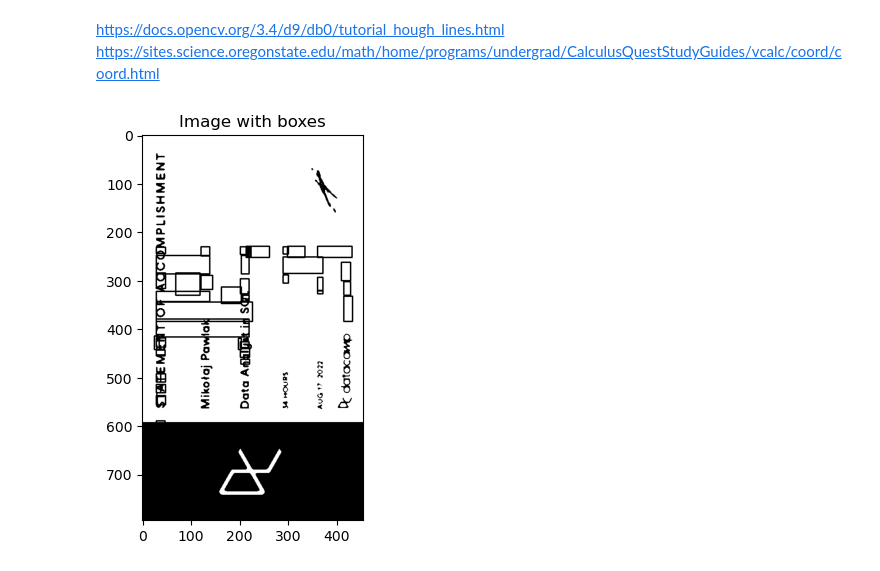
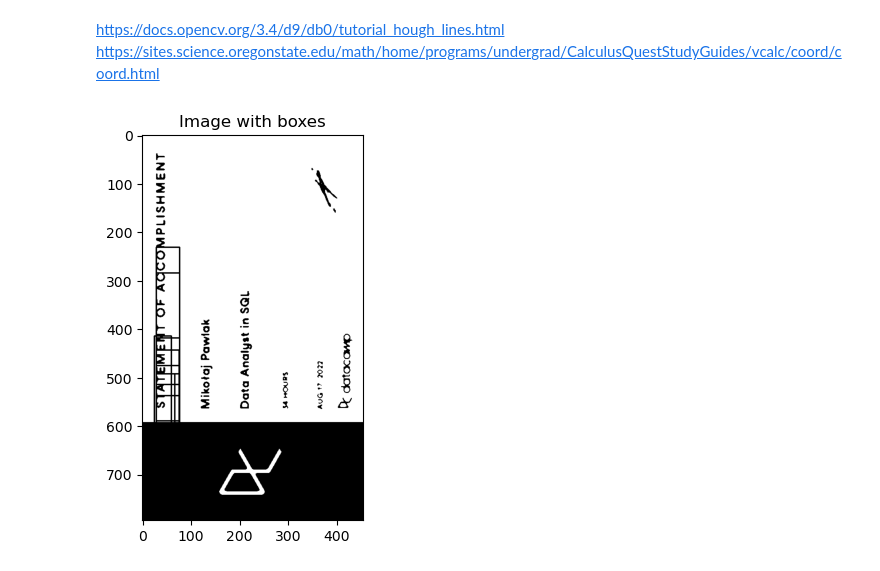
Before and after one commit to Miks007/Public-projects, a Jupyter notebook: Correct Document rotation/code.ipynb, the cells around one changed output. Drawn from its saved outputs; the diff is of its cells as text; code cells hidden in the pictures.

```diff
--- a/Correct Document rotation/code.ipynb
+++ b/Correct Document rotation/code.ipynb
@@ -49,8 +63,7 @@ image_original = cv2.imread('rotated_document.png')
 # %%
-# Preprocessing
 # Convert the image to grayscale
-image = cv2.cvtColor(image_original, cv2.COLOR_BGR2GRAY)
+image_gray = cv2.cvtColor(image_original, cv2.COLOR_BGR2GRAY)
 # image = cv2.medianBlur(image, 3)
-image = cv2.GaussianBlur(image, (7,7), 0)
-image_gaussian = cv2.adaptiveThreshold(image, 255, cv2.ADAPTIVE_THRESH_GAUSSIAN_C, cv2.THRESH_BINARY, 11, 2)
-image_otsu = cv2.threshold(image, 0, 255, cv2.THRESH_BINARY + cv2.THRESH_OTSU)[1]
+image_blur = cv2.GaussianBlur(image_gray, (7,7), 0)
+image_gaussian = cv2.adaptiveThreshold(image_blur, 255, cv2.ADAPTIVE_THRESH_GAUSSIAN_C, cv2.THRESH_BINARY, 11, 2)
+image_otsu = cv2.threshold(image_blur, 0, 255, cv2.THRESH_BINARY + cv2.THRESH_OTSU)[1]
@@ -68,0 +76,2 @@ imshow('Preprocessed image', image)
+# %%
+image = image_otsu
@@ -92,13 +107,15 @@ box_coordinates = np.array(box_coordinates)
 # %%
 image_copy = image.copy()
 # Draw bounding boxes on the image
 for coordinates in box_coordinates:
     x, y, w, h = coordinates
-    cv2.rectangle(image_copy, (x, y), (w, h), (0, 255, 0), 2)
+    if h > 200 and w < 100:
+        cv2.rectangle(image_copy, (x, y), (x+w, y+ h), (0, 255, 0), 2)
+
 
 imshow('Image with boxes', image_copy)
 # %% [output]
-[figure, old version]
+[figure, new version]
 # %%
 # TOOO CHEEEECK !!!!!!!!!
 # https://stackoverflow.com/questions/23783061/detect-text-orientation
```
Also changed, not shown: parts of 27 cells of this notebook.
